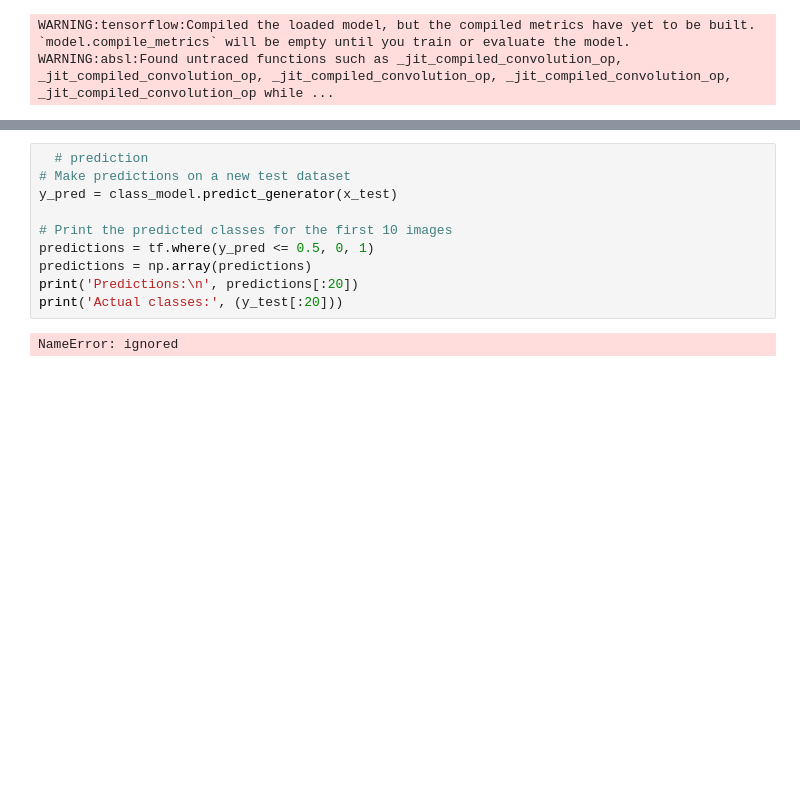
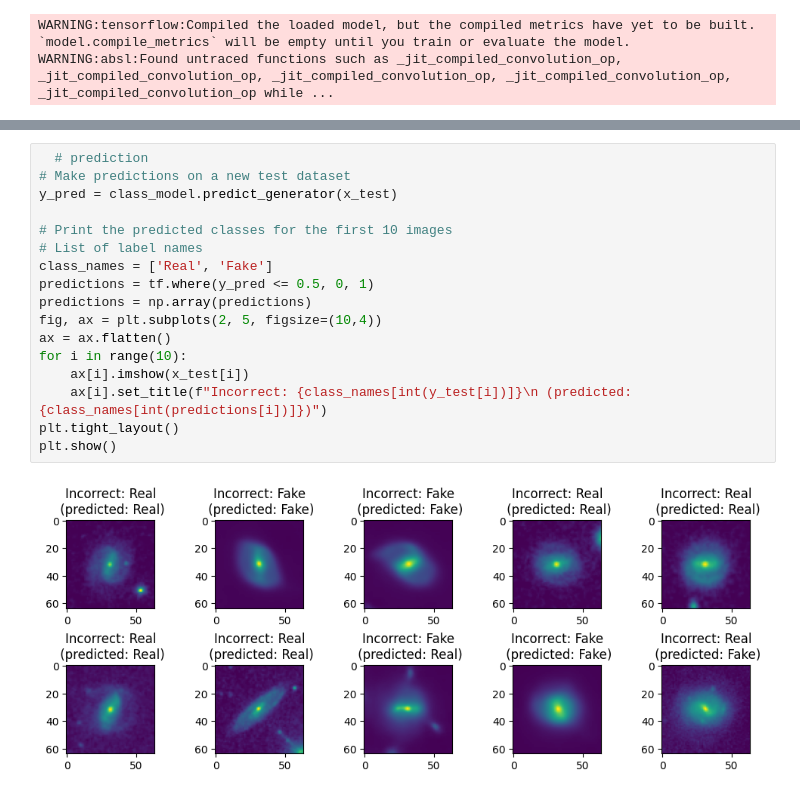
Before and after one commit to Ayushjha02/MLNN_Image_class, a Jupyter notebook: MLNN_Image_class.ipynb, the cells around one changed output, grey strips where cells are left out. Drawn from its saved outputs; the diff is of its cells as text; blank space fills up the shorter version.

```diff
--- a/MLNN_Image_class.ipynb
+++ b/MLNN_Image_class.ipynb
@@ -262,12 +265,19 @@ plt.show()
 # %%
   # prediction
 # Make predictions on a new test dataset
 y_pred = class_model.predict_generator(x_test)
 
 # Print the predicted classes for the first 10 images
+# List of label names
+class_names = ['Real', 'Fake']
 predictions = tf.where(y_pred <= 0.5, 0, 1)
 predictions = np.array(predictions)
-print('Predictions:\n', predictions[:20])
-print('Actual classes:', (y_test[:20]))
+fig, ax = plt.subplots(2, 5, figsize=(10,4))
+ax = ax.flatten()
+for i in range(10):
+    ax[i].imshow(x_test[i])
+    ax[i].set_title(f"Incorrect: {class_names[int(y_test[i])]}\n (predicted: {class_names[int(predictions[i])]})")
+plt.tight_layout()
+plt.show()
 # %% [output]
-NameError: ignored
+[figure, added]
```
Also changed, not shown: parts of 17 cells of this notebook.
